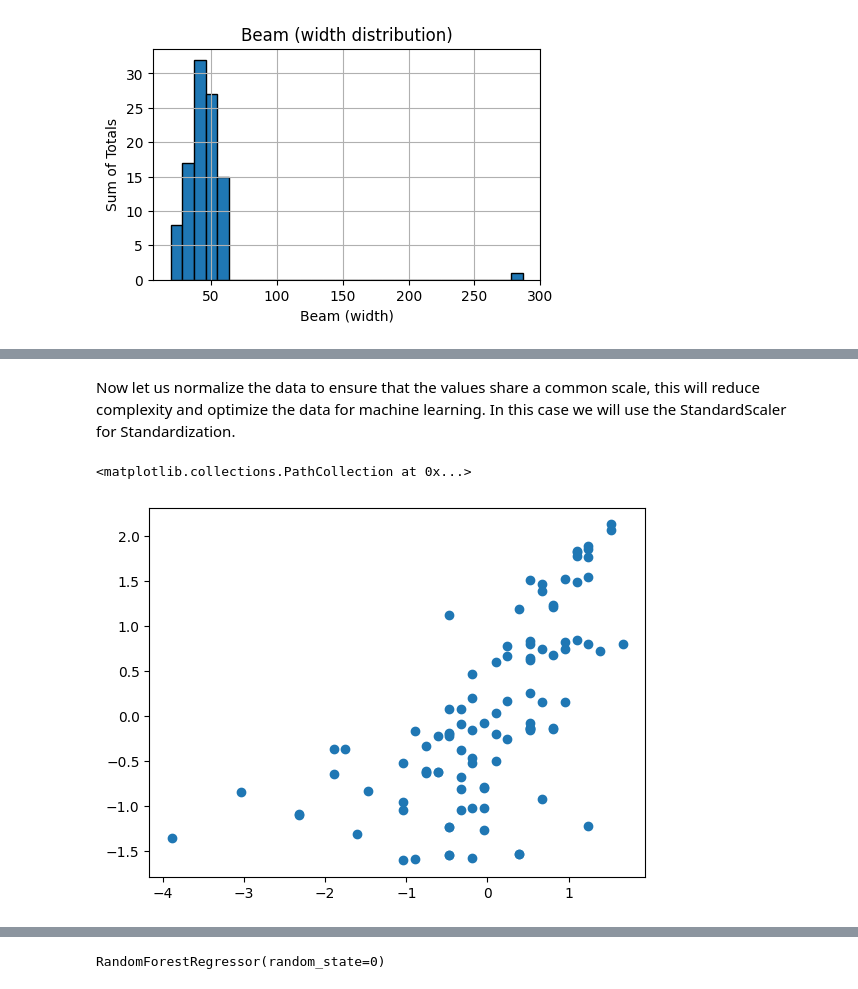
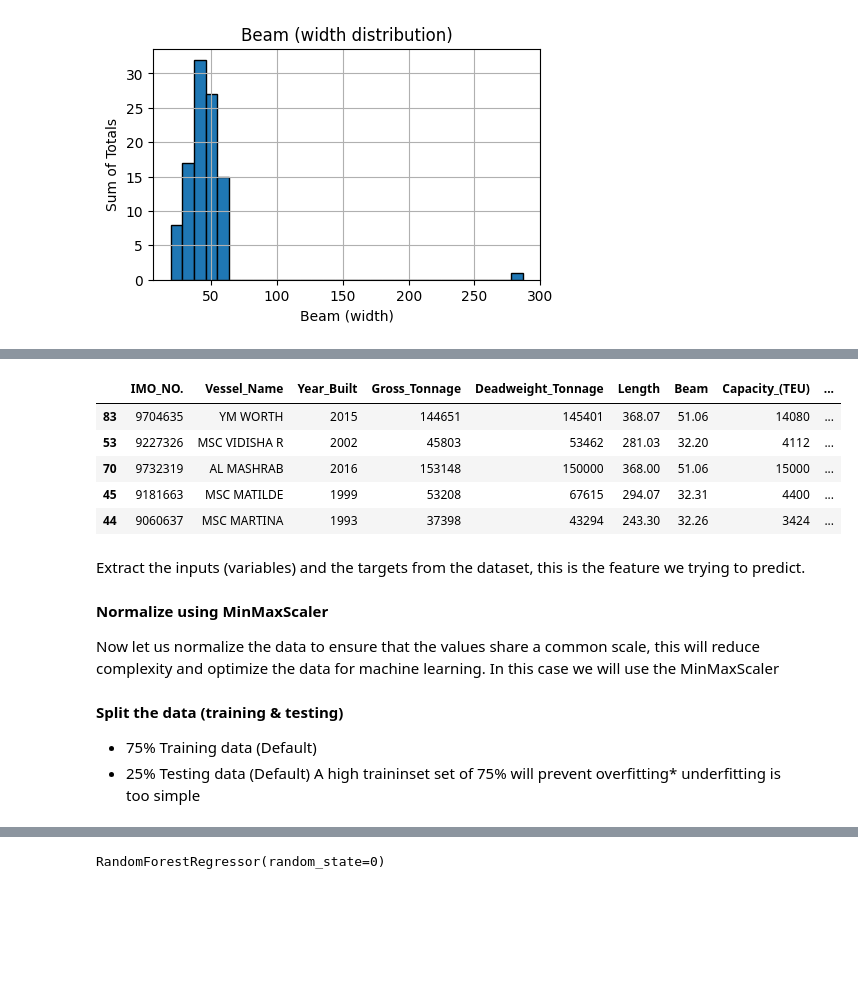
Before and after one commit to ricky11/COMP2002-AI, a Jupyter notebook: 1.1 Data Prep/Assessment2 copy.ipynb, the cells around one changed output, grey strips where cells are left out. Cells and saved outputs as stored; diff of their text form; code cells hidden in the pictures; blank space fills up the shorter version.

```diff
--- a/1.1 Data Prep/Assessment2 copy.ipynb
+++ b/1.1 Data Prep/Assessment2 copy.ipynb
@@ -114,0 +115,5 @@ plt.show()
+# %%
+corrected_beam_MSC_Albany = 48
+edited_data = data.copy()
+edited_data.at[32,'Beam'] = corrected_beam_MSC_Albany
+edited_data.loc[32]
@@ -114,0 +137,12 @@ plt.show()
+# %%
+edited_data = edited_data.sample(frac=1, random_state=42)
+edited_data.head()
+# %% [output]
+|  | IMO_NO. | Vessel_Name | Year_Built | Gross_Tonnage | Deadweight_Tonnage | Length | Beam | Capacity_(TEU) | ... |
+| 83 | 9704635 | YM WORTH | 2015 | 144651 | 145401 | 368.07 | 51.06 | 14080 | ... |
+| 53 | 9227326 | MSC VIDISHA R | 2002 | 45803 | 53462 | 281.03 | 32.20 | 4112 | ... |
+| 70 | 9732319 | AL MASHRAB | 2016 | 153148 | 150000 | 368.00 | 51.06 | 15000 | ... |
+| 45 | 9181663 | MSC MATILDE | 1999 | 53208 | 67615 | 294.07 | 32.31 | 4400 | ... |
+| 44 | 9060637 | MSC MARTINA | 1993 | 37398 | 43294 | 243.30 | 32.26 | 3424 | ... |
+# %% [markdown]
+Extract the inputs (variables) and the targets from the dataset, this is the feature we trying to predict.
@@ -115,13 +161,16 @@ plt.show()
 # %% [markdown]
-Now let us normalize the data to ensure that the values share a common scale, this will reduce complexity and optimize the data for machine learning.
-In this case we will use the StandardScaler for Standardization.
+**Normalize using MinMaxScaler**
+
+Now let us normalize the data to ensure that the values share a common scale, this will reduce complexity and optimize the data for machine learning. In this case we will use the MinMaxScaler
 # %%
-from sklearn.preprocessing import StandardScaler
-scaler = StandardScaler()
-# inputs
+from sklearn.preprocessing import MinMaxScaler
+scaler = MinMaxScaler()
 scaledInputs = scaler.fit_transform(inputs)
-scaledInputs
-plt.scatter(scaledInputs[:, 0], scaledInputs[:, 1])
-# %% [output]
-<matplotlib.collections.PathCollection at 0x...>
-[figure, removed]
+# %% [markdown]
+
+**Split the data (training & testing)**
+
+- 75% Training data (Default)
+- 25% Testing data (Default)
+  A high traininset set of 75% will prevent overfitting*
+  underfitting is too simple
```
Also changed, not shown: parts of 60 cells of this notebook, 5 other files.
